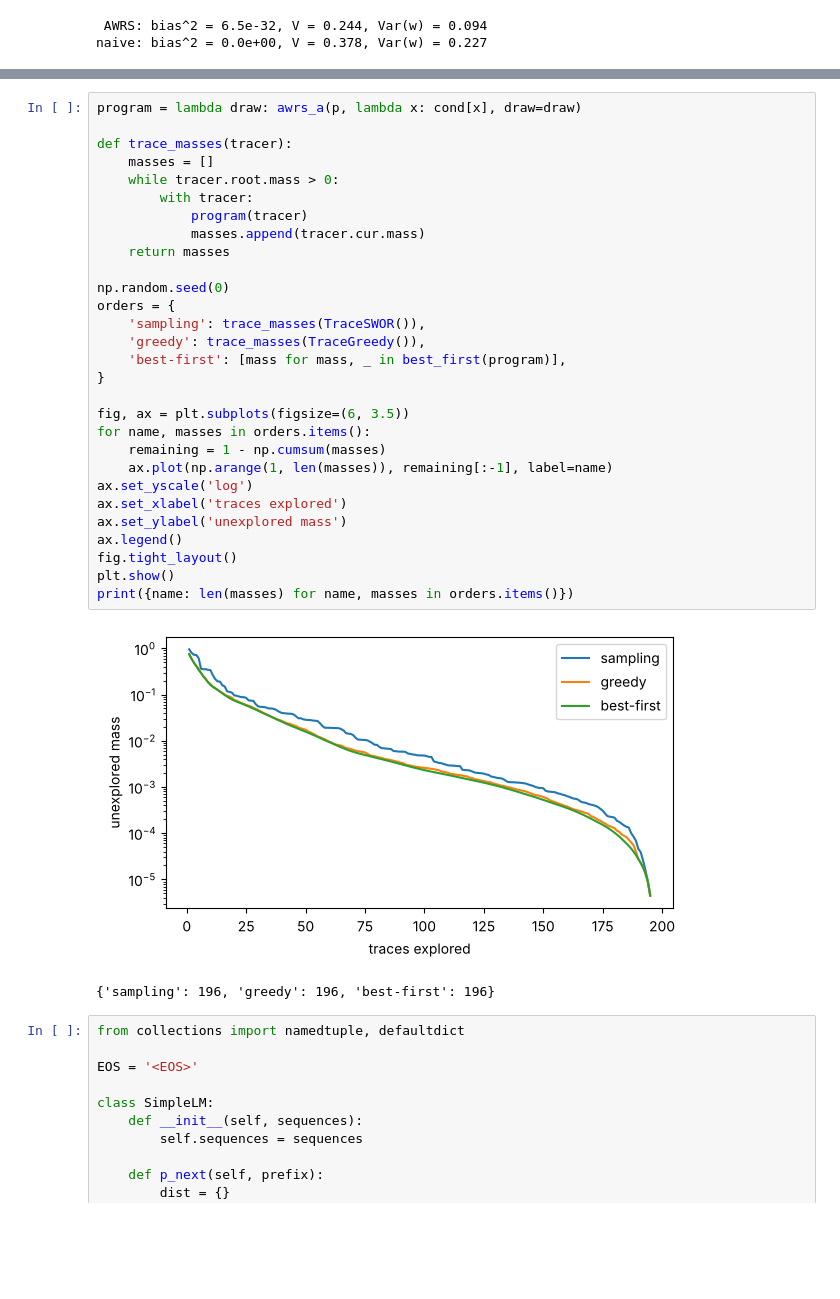
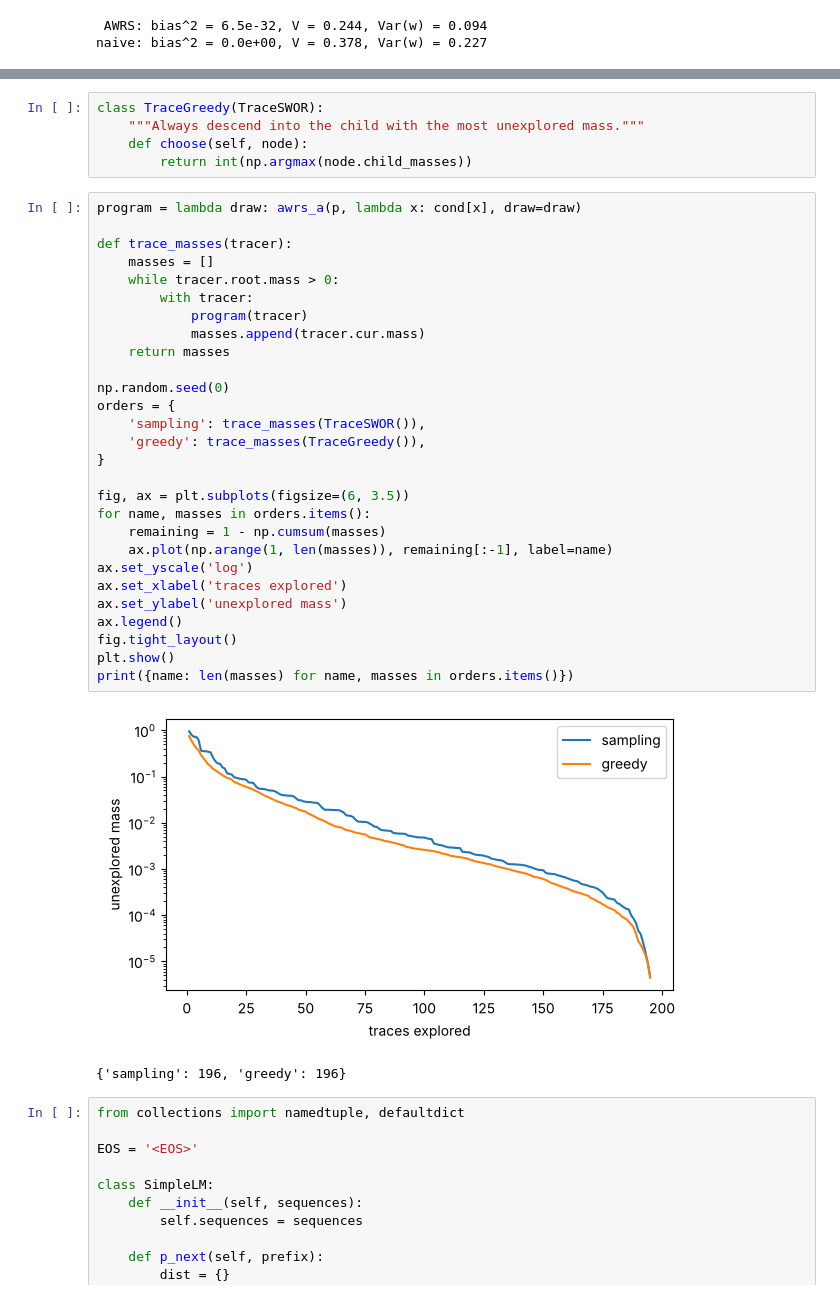
Before and after one commit to timvieira/testing-randomized-algorithms, a Jupyter notebook: content/testing-randomized-algorithms.ipynb, the cells around one changed output, grey strips where cells are left out. Saved outputs shown, nothing was run; the diff lists cells and outputs as text; blank space fills up the shorter version.

```diff
--- a/content/testing-randomized-algorithms.ipynb
+++ b/content/testing-randomized-algorithms.ipynb
@@ -379,35 +335,39 @@ def best_first(program):
+# %%
+class TraceGreedy(TraceSWOR):
+    """Always descend into the child with the most unexplored mass."""
+    def choose(self, node):
+        return int(np.argmax(node.child_masses))
 # %%
 program = lambda draw: awrs_a(p, lambda x: cond[x], draw=draw)
 
 def trace_masses(tracer):
     masses = []
     while tracer.root.mass > 0:
         with tracer:
             program(tracer)
             masses.append(tracer.cur.mass)
     return masses
 
 np.random.seed(0)
 orders = {
     'sampling': trace_masses(TraceSWOR()),
     'greedy': trace_masses(TraceGreedy()),
-    'best-first': [mass for mass, _ in best_first(program)],
 }
 
 fig, ax = plt.subplots(figsize=(6, 3.5))
 for name, masses in orders.items():
     remaining = 1 - np.cumsum(masses)
     ax.plot(np.arange(1, len(masses)), remaining[:-1], label=name)
 ax.set_yscale('log')
 ax.set_xlabel('traces explored')
 ax.set_ylabel('unexplored mass')
 ax.legend()
 fig.tight_layout()
 plt.show()
 print({name: len(masses) for name, masses in orders.items()})
 # %% [output]
-[figure, old version]
+[figure, new version]
-{'sampling': 196, 'greedy': 196, 'best-first': 196}
+{'sampling': 196, 'greedy': 196}
 # %%
 from collections import namedtuple, defaultdict
 
```
Also changed, not shown: parts of 2 cells of this notebook, 4 other files.
